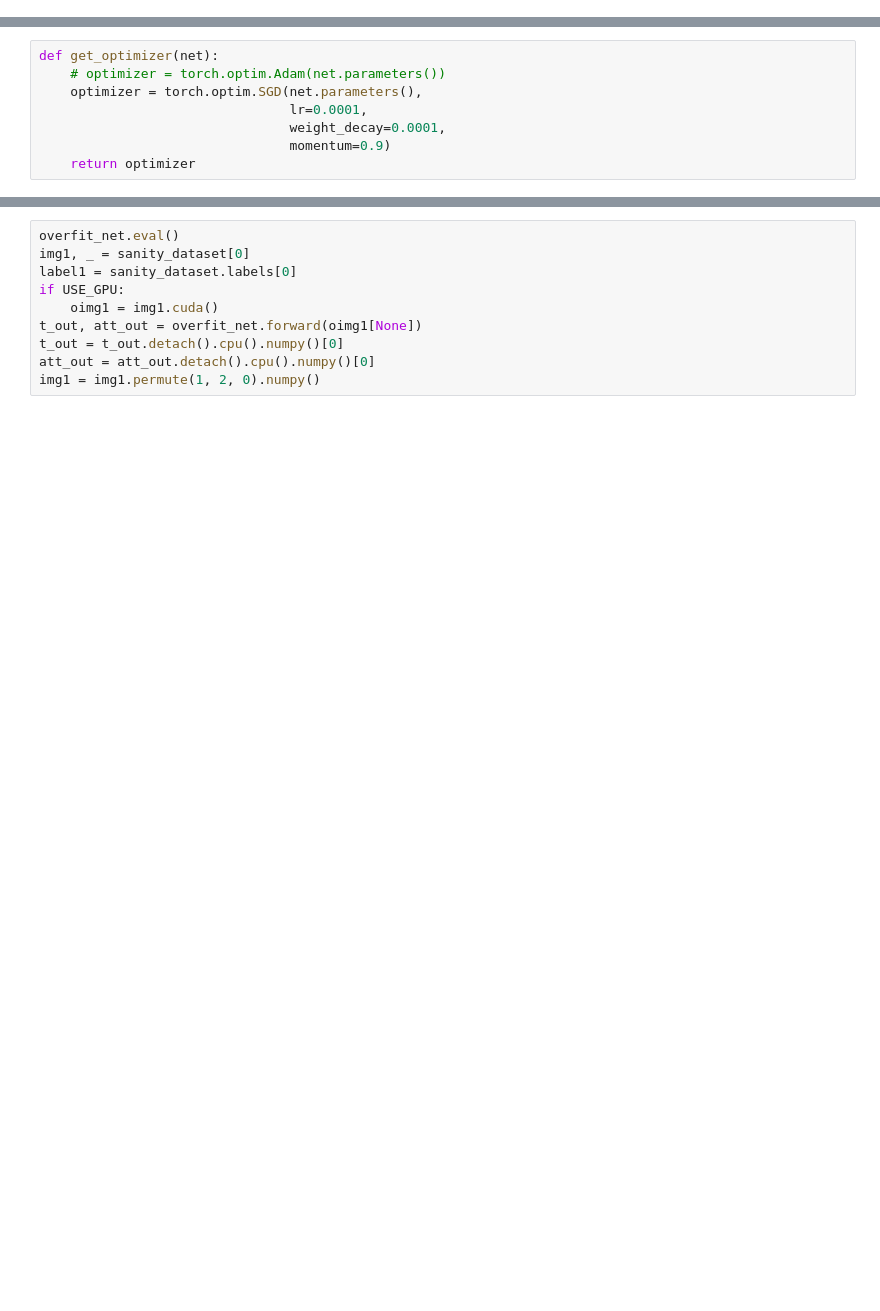
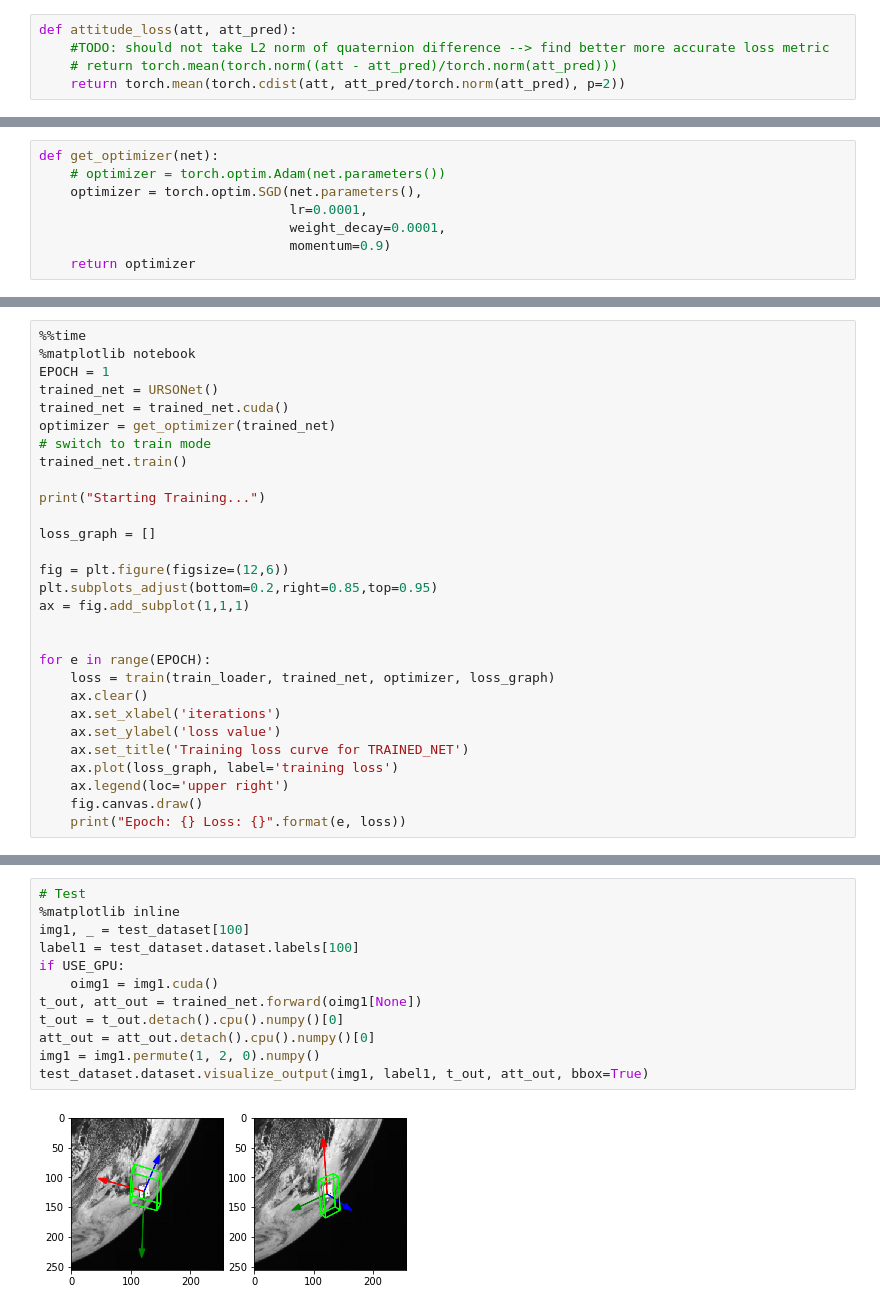
Before and after one commit to jazzalin/spacecraft-pose-estimation, a Jupyter notebook: model/model.ipynb, the cells around one changed output, grey strips where cells are left out. Cells and saved outputs as stored; diff of their text form; blank space fills up the shorter version.

Commit message:
It's a start... part deux

```diff
--- a/model/model.ipynb
+++ b/model/model.ipynb
@@ -229,0 +234,5 @@ overfit_net = overfit_net.cuda()
+# %%
+def attitude_loss(att, att_pred):
+    #TODO: should not take L2 norm of quaternion difference --> find better more accurate loss metric
+    # return torch.mean(torch.norm((att - att_pred)/torch.norm(att_pred)))
+    return torch.mean(torch.cdist(att, att_pred/torch.norm(att_pred), p=2))
@@ -246,0 +314,29 @@ def attitude_loss(att, att_pred):
+# %%
+%%time
+%matplotlib notebook
+EPOCH = 1
+trained_net = URSONet()
+trained_net = trained_net.cuda()
+optimizer = get_optimizer(trained_net)
+# switch to train mode
+trained_net.train()
+
+print("Starting Training...")
+
+loss_graph = []
+
+fig = plt.figure(figsize=(12,6))
+plt.subplots_adjust(bottom=0.2,right=0.85,top=0.95)
+ax = fig.add_subplot(1,1,1)
+
+
+for e in range(EPOCH):
+    loss = train(train_loader, trained_net, optimizer, loss_graph)
+    ax.clear()
+    ax.set_xlabel('iterations')
+    ax.set_ylabel('loss value')
+    ax.set_title('Training loss curve for TRAINED_NET')
+    ax.plot(loss_graph, label='training loss')
+    ax.legend(loc='upper right')
+    fig.canvas.draw()
+    print("Epoch: {} Loss: {}".format(e, loss))
@@ -318,10 +384,14 @@ Epoch: 119 Loss: 0.15560868382453918
 # %%
-overfit_net.eval()
-img1, _ = sanity_dataset[0]
-label1 = sanity_dataset.labels[0]
+# Test
+%matplotlib inline
+img1, _ = test_dataset[100]
+label1 = test_dataset.dataset.labels[100]
 if USE_GPU:
     oimg1 = img1.cuda()
-t_out, att_out = overfit_net.forward(oimg1[None])
+t_out, att_out = trained_net.forward(oimg1[None])
 t_out = t_out.detach().cpu().numpy()[0]
 att_out = att_out.detach().cpu().numpy()[0]
 img1 = img1.permute(1, 2, 0).numpy()
+test_dataset.dataset.visualize_output(img1, label1, t_out, att_out, bbox=True)
+# %% [output]
+[figure, added]
```
Also changed, not shown: parts of 23 cells of this notebook, 1 other file.
